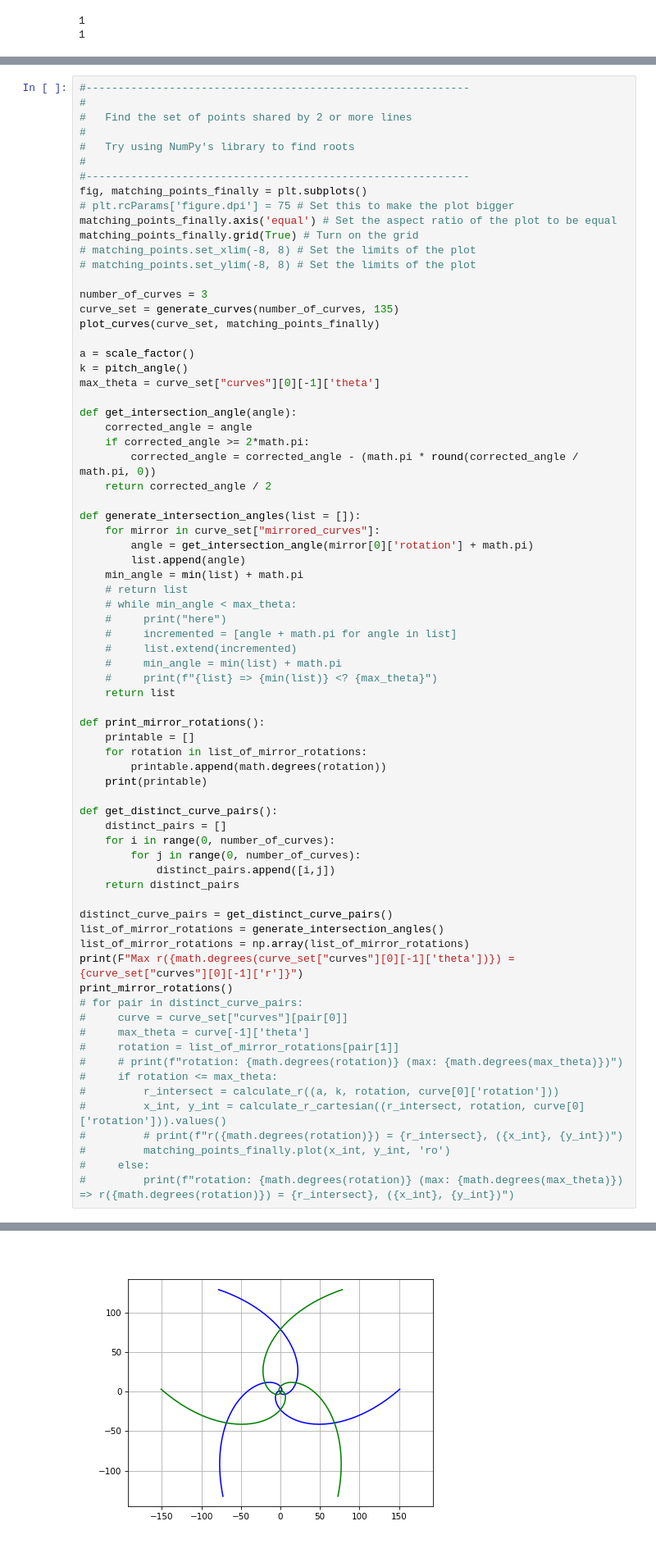
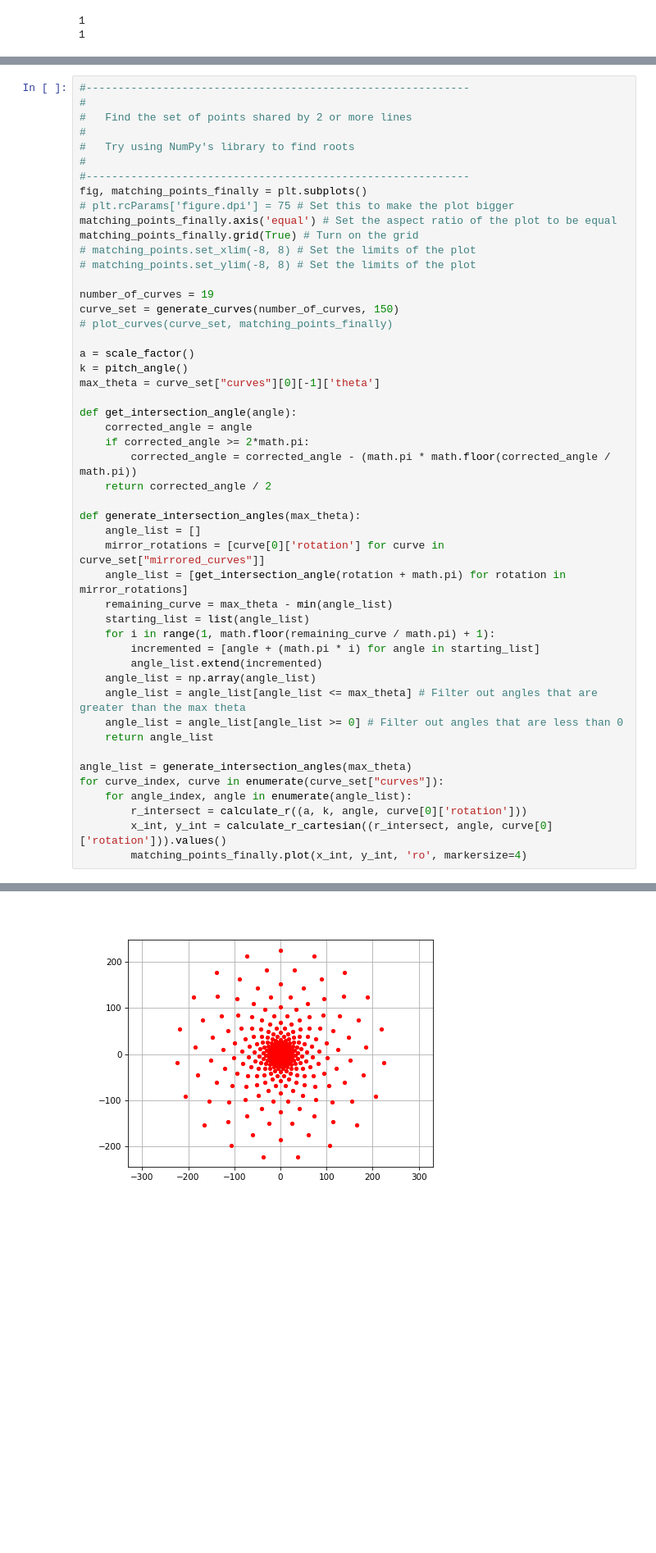
Before and after one commit to G-IV/Log-Spiral-Pattern, a Jupyter notebook: Log Spiral Recovered.ipynb, the cells around one changed output, grey strips where cells are left out. Shown at 82% size. Cells and saved outputs as stored; diff of their text form; blank space fills up the shorter version.

```diff
--- a/Log Spiral Recovered.ipynb
+++ b/Log Spiral Recovered.ipynb
@@ -590,9 +590,9 @@ matching_points_finally.grid(True) # Turn on the grid
 # matching_points.set_xlim(-8, 8) # Set the limits of the plot
 # matching_points.set_ylim(-8, 8) # Set the limits of the plot
 
-number_of_curves = 3
-curve_set = generate_curves(number_of_curves, 135)
-plot_curves(curve_set, matching_points_finally)
+number_of_curves = 19
+curve_set = generate_curves(number_of_curves, 150)
+# plot_curves(curve_set, matching_points_finally)
 
 a = scale_factor()
 k = pitch_angle()
@@ -601,51 +601,27 @@ max_theta = curve_set["curves"][0][-1]['theta']
 def get_intersection_angle(angle):
     corrected_angle = angle
     if corrected_angle >= 2*math.pi:
-        corrected_angle = corrected_angle - (math.pi * round(corrected_angle / math.pi, 0))
+        corrected_angle = corrected_angle - (math.pi * math.floor(corrected_angle / math.pi))
     return corrected_angle / 2
 
-def generate_intersection_angles(list = []):
-    for mirror in curve_set["mirrored_curves"]:
-        angle = get_intersection_angle(mirror[0]['rotation'] + math.pi)
-        list.append(angle)
-    min_angle = min(list) + math.pi
-    # return list
-    # while min_angle < max_theta:
-    #     print("here")
-    #     incremented = [angle + math.pi for angle in list]
-    #     list.extend(incremented)
-    #     min_angle = min(list) + math.pi
-    #     print(f"{list} => {min(list)} <? {max_theta}")
-    return list
+def generate_intersection_angles(max_theta):
+    angle_list = []
+    mirror_rotations = [curve[0]['rotation'] for curve in curve_set["mirrored_curves"]]
+    angle_list = [get_intersection_angle(rotation + math.pi) for rotation in mirror_rotations]
+    remaining_curve = max_theta - min(angle_list)
+    starting_list = list(angle_list)
+    for i in range(1, math.floor(remaining_curve / math.pi) + 1):
+        incremented = [angle + (math.pi * i) for angle in starting_list]
+        angle_list.extend(incremented)
+    angle_list = np.array(angle_list)
+    angle_list = angle_list[angle_list <= max_theta] # Filter out angles that are greater than the max theta
+    angle_list = angle_list[angle_list >= 0] # Filter out angles that are less than 0
+    return angle_list
 
-def print_mirror_rotations():
-    printable = []
-    for rotation in list_of_mirror_rotations:
-        printable.append(math.degrees(rotation))
-    print(printable)
-
-def get_distinct_curve_pairs():
-    distinct_pairs = []
-    for i in range(0, number_of_curves):
-        for j in range(0, number_of_curves):
-            distinct_pairs.append([i,j])
-    return distinct_pairs
-
-distinct_curve_pairs = get_distinct_curve_pairs()
-list_of_mirror_rotations = generate_intersection_angles()
-list_of_mirror_rotations = np.array(list_of_mirror_rotations)
-print(F"Max r({math.degrees(curve_set["curves"][0][-1]['theta'])}) = {curve_set["curves"][0][-1]['r']}")
-print_mirror_rotations()
-# for pair in distinct_curve_pairs:
-#     curve = curve_set["curves"][pair[0]]
-#     max_theta = curve[-1]['theta']
-#     rotation = list_of_mirror_rotations[pair[1]]
-#     # print(f"rotation: {math.degrees(rotation)} (max: {math.degrees(max_theta)})")
-#     if rotation <= max_theta:
-#         r_intersect = calculate_r((a, k, rotation, curve[0]['rotation']))
-#         x_int, y_int = calculate_r_cartesian((r_intersect, rotation, curve[0]['rotation'])).values()
-#         # print(f"r({math.degrees(rotation)}) = {r_intersect}, ({x_int}, {y_int})")
-#         matching_points_finally.plot(x_int, y_int, 'ro')
-#     else:
-#         print(f"rotation: {math.degrees(rotation)} (max: {math.degrees(max_theta)}) => r({math.degrees(rotation)}) = {r_intersect}, ({x_int}, {y_int})")
+angle_list = generate_intersection_angles(max_theta)
+for curve_index, curve in enumerate(curve_set["curves"]):
+    for angle_index, angle in enumerate(angle_list):
+        r_intersect = calculate_r((a, k, angle, curve[0]['rotation']))
+        x_int, y_int = calculate_r_cartesian((r_intersect, angle, curve[0]['rotation'])).values()
+        matching_points_finally.plot(x_int, y_int, 'ro', markersize=4)
 # %% [output]
@@ -654 +628 @@ Max r(241.20000000000002) = 150.952588497798
-[figure, old version]
+[figure, new version]
```
Also changed, not shown: parts of 1 cell of this notebook.
